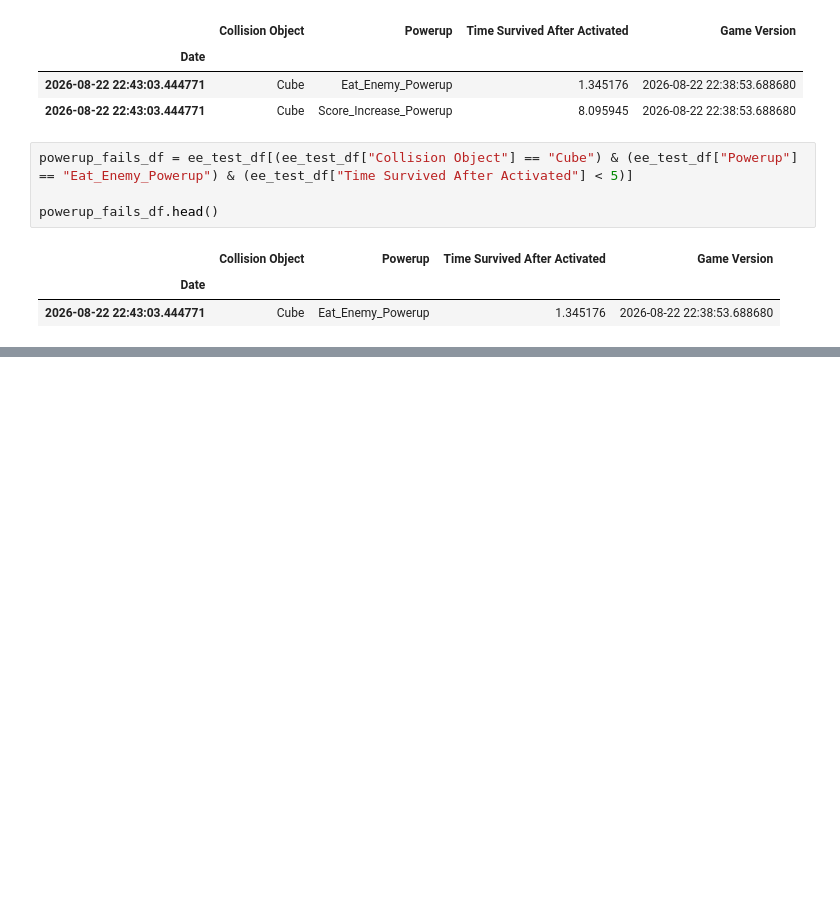
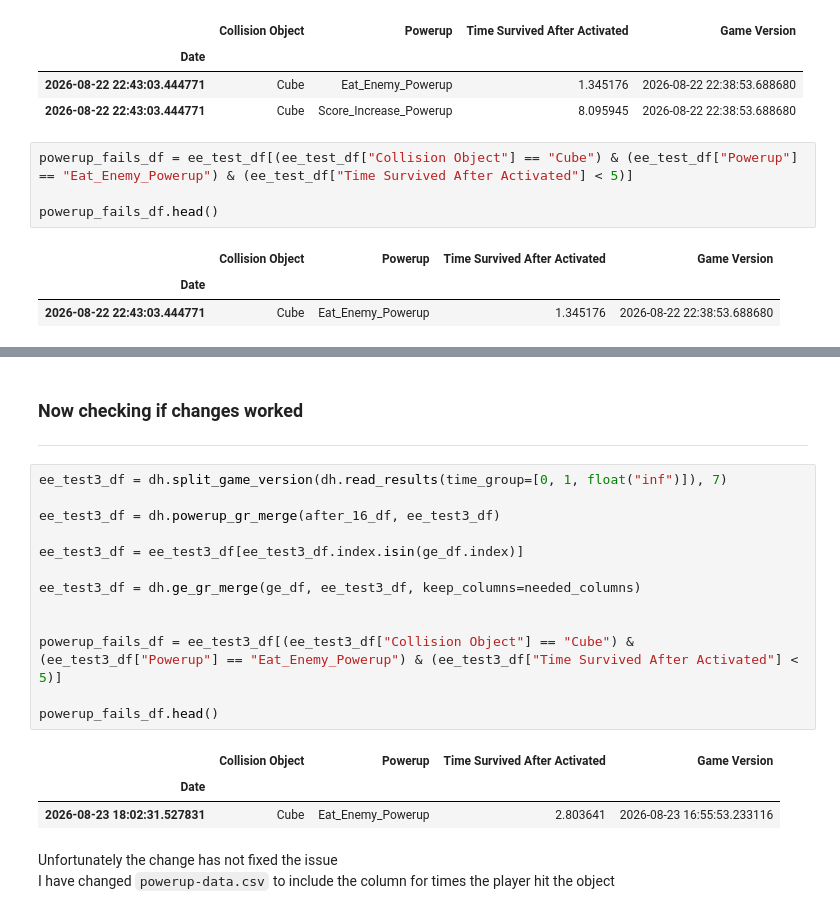
Before and after one commit to JonathanHinchliffe/CubeGame, a Jupyter notebook: Data-Informed-Design.ipynb, the cells around one changed output, grey strips where cells are left out. Saved outputs shown, nothing was run; the diff lists cells and outputs as text; blank space fills up the shorter version.

```diff
--- a/Data-Informed-Design.ipynb
+++ b/Data-Informed-Design.ipynb
@@ -220,0 +270,23 @@ powerup_fails_df.head()
+# %% [markdown]
+### Now checking if changes worked
+<hr>
+# %%
+ee_test3_df = dh.split_game_version(dh.read_results(time_group=[0, 1, float("inf")]), 7)
+
+ee_test3_df = dh.powerup_gr_merge(after_16_df, ee_test3_df)
+
+ee_test3_df = ee_test3_df[ee_test3_df.index.isin(ge_df.index)]
+
+ee_test3_df = dh.ge_gr_merge(ge_df, ee_test3_df, keep_columns=needed_columns)
+
+
+powerup_fails_df = ee_test3_df[(ee_test3_df["Collision Object"] == "Cube") & (ee_test3_df["Powerup"] == "Eat_Enemy_Powerup") & (ee_test3_df["Time Survived After Activated"] < 5)]
+
+powerup_fails_df.head()
+# %% [output]
+|  | Collision Object | Powerup | Time Survived After Activated | Game Version |
+| Date |  |  |  |  |
+| 2026-08-23 18:02:31.527831 | Cube | Eat_Enemy_Powerup | 2.803641 | 2026-08-23 16:55:53.233116 |
+# %% [markdown]
+Unfortunately the change has not fixed the issue<br>
+I have changed `powerup-data.csv` to include the column for times the player hit the object
```
Also changed, not shown: parts of 10 cells of this notebook, 8 other files.
